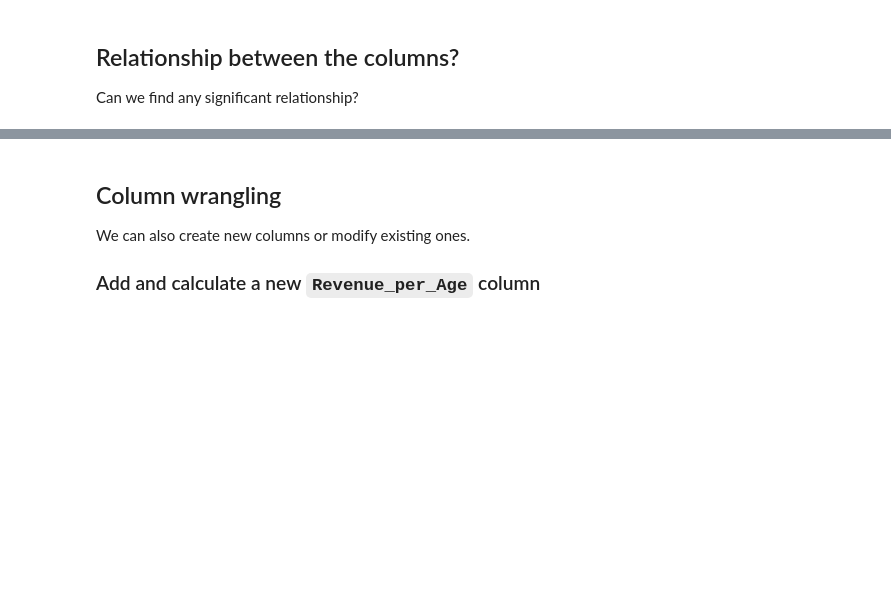
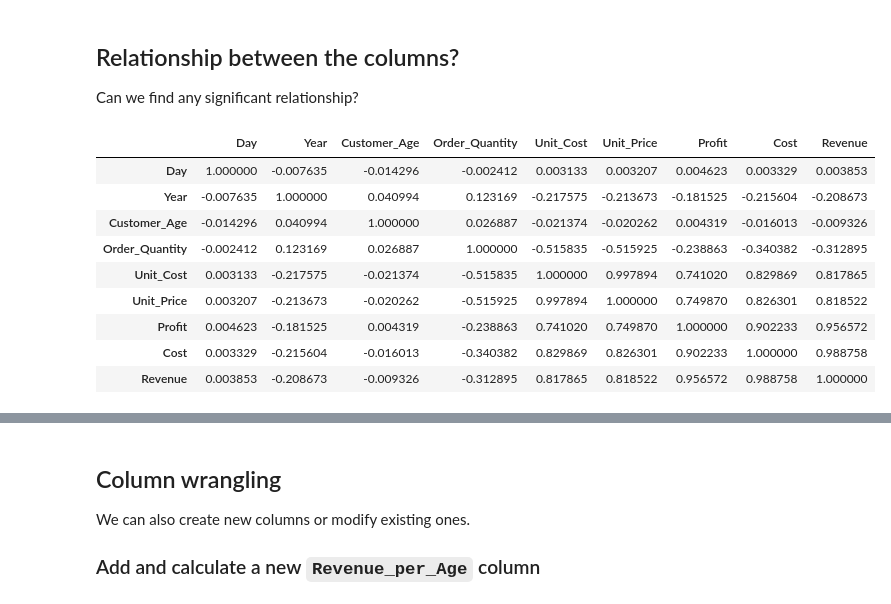
Before and after one commit to OmarHeshamShehab/Data-Analysis-with-Python, a Jupyter notebook: Lecture_1.ipynb, the cells around one changed output, grey strips where cells are left out. Saved outputs shown, nothing was run; the diff lists cells and outputs as text; code cells hidden in the pictures; blank space fills up the shorter version.

```diff
--- a/Lecture_1.ipynb
+++ b/Lecture_1.ipynb
@@ -62,9 +141,20 @@ ax.set_ylabel('Number of Sales')
 
 Can we find any significant relationship?
 # %%
-corr = sales.corr()
+corr = sales.select_dtypes(include=['number']).corr()
 
 corr
+# %% [output]
+|  | Day | Year | Customer_Age | Order_Quantity | Unit_Cost | Unit_Price | Profit | Cost | Revenue |
+| Day | 1.000000 | -0.007635 | -0.014296 | -0.002412 | 0.003133 | 0.003207 | 0.004623 | 0.003329 | 0.003853 |
+| Year | -0.007635 | 1.000000 | 0.040994 | 0.123169 | -0.217575 | -0.213673 | -0.181525 | -0.215604 | -0.208673 |
+| Customer_Age | -0.014296 | 0.040994 | 1.000000 | 0.026887 | -0.021374 | -0.020262 | 0.004319 | -0.016013 | -0.009326 |
+| Order_Quantity | -0.002412 | 0.123169 | 0.026887 | 1.000000 | -0.515835 | -0.515925 | -0.238863 | -0.340382 | -0.312895 |
+| Unit_Cost | 0.003133 | -0.217575 | -0.021374 | -0.515835 | 1.000000 | 0.997894 | 0.741020 | 0.829869 | 0.817865 |
+| Unit_Price | 0.003207 | -0.213673 | -0.020262 | -0.515925 | 0.997894 | 1.000000 | 0.749870 | 0.826301 | 0.818522 |
+| Profit | 0.004623 | -0.181525 | 0.004319 | -0.238863 | 0.741020 | 0.749870 | 1.000000 | 0.902233 | 0.956572 |
+| Cost | 0.003329 | -0.215604 | -0.016013 | -0.340382 | 0.829869 | 0.826301 | 0.902233 | 1.000000 | 0.988758 |
+| Revenue | 0.003853 | -0.208673 | -0.009326 | -0.312895 | 0.817865 | 0.818522 | 0.956572 | 0.988758 | 1.000000 |
 # %%
 fig = plt.figure(figsize=(8,8))
 plt.matshow(corr, cmap='RdBu', fignum=fig.number)
```
Also changed, not shown: parts of 40 cells of this notebook, 1 other file.
